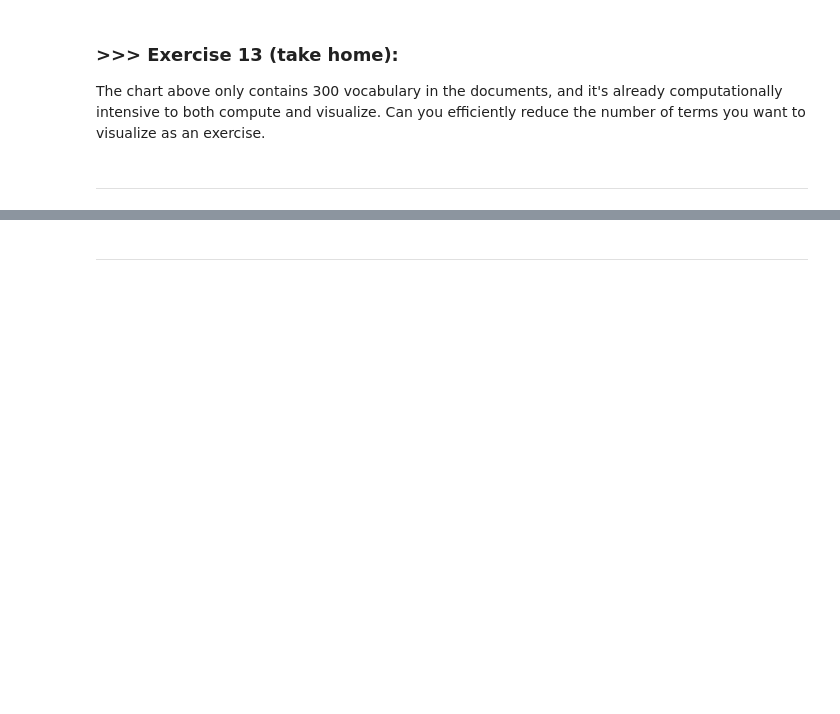
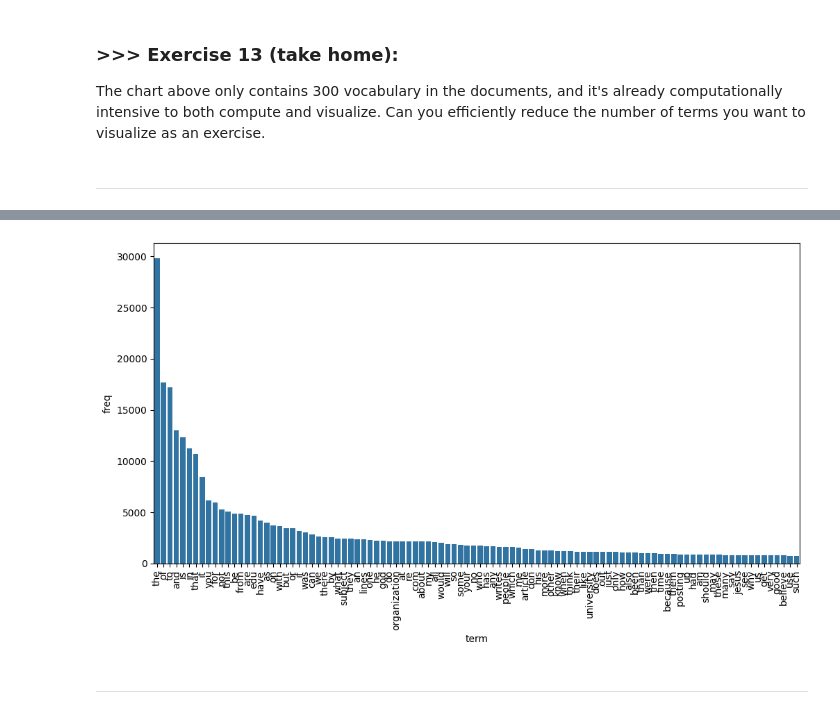
Before and after one commit to bbswei/DM2025-Lab1-Exercise, a Jupyter notebook: DM2025-Lab1-Master.ipynb, the cells around one changed output, grey strips where cells are left out. Saved outputs shown, nothing was run; the diff lists cells and outputs as text; code cells hidden in the pictures; blank space fills up the shorter version.

```diff
--- a/DM2025-Lab1-Master.ipynb
+++ b/DM2025-Lab1-Master.ipynb
@@ -1186,3 +1265,19 @@ Additionally, you can attempt to sort the terms on the `x-axis` by frequency ins
+# %%
+# Answer here
+df = pd.DataFrame({
+    "term": terms,
+    "freq": term_frequencies
+})
+
+# 依照頻率排序
+df = df.sort_values(by="freq", ascending=False).reset_index(drop=True)
+
+# 畫前 100 個詞
+plt.figure(figsize=(12,6))
+sns.barplot(data=df.head(100), x="term", y="freq")
+plt.xticks(rotation=90, ha='center');
+# %% [output]
+[figure, added]
 # %% [markdown]
 ---
 # %% [markdown]
```
Also changed, not shown: parts of 11 cells of this notebook.
